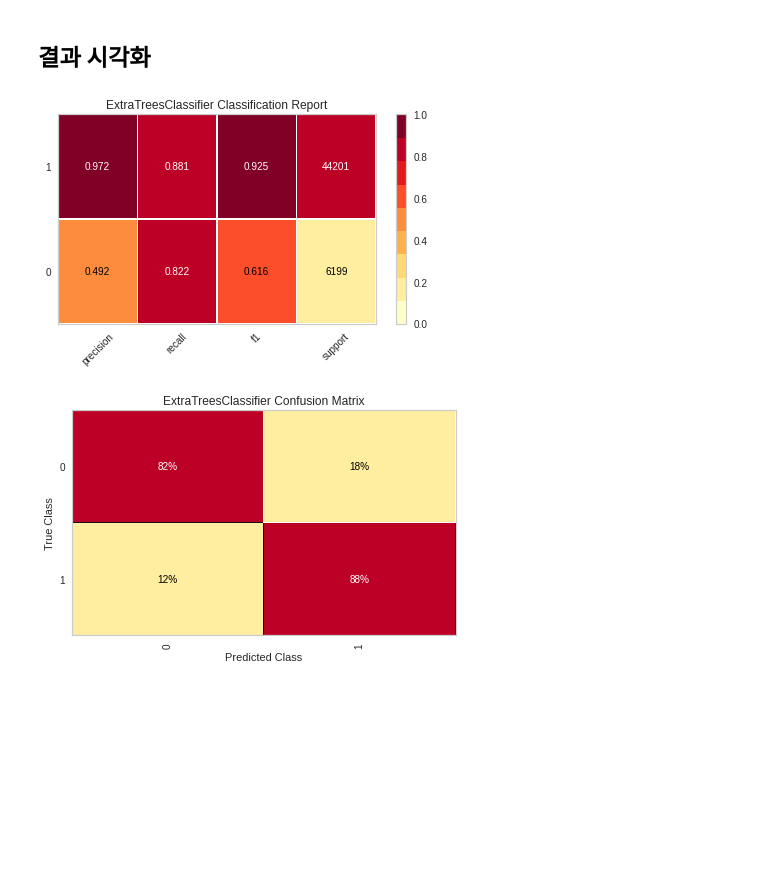
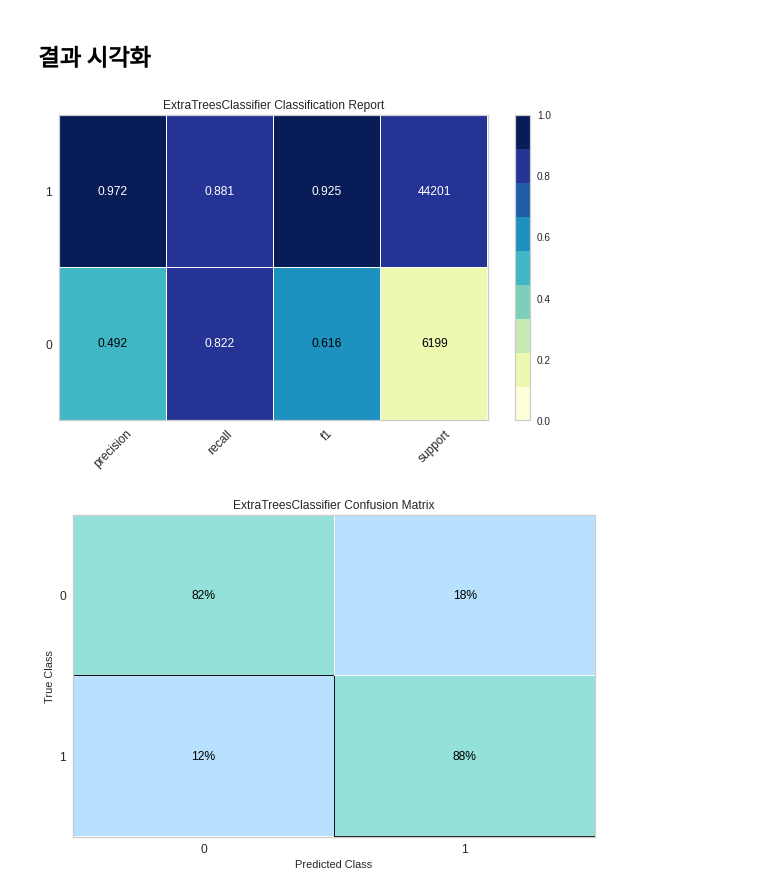
Before and after one commit to hwon-n/section6_project1, a Jupyter notebook: CP1.ipynb, the cells around one changed output. Drawn from its saved outputs; the diff is of its cells as text; code cells hidden in the pictures; blank space fills up the shorter version.

```diff
--- a/CP1.ipynb
+++ b/CP1.ipynb
@@ -617,7 +635,6 @@ final_pipe = make_pipeline(
         class_weight = 'balanced',
         max_features = 'sqrt',
         min_samples_split = 8,
-        warm_start = True,
         random_state = 42
     )
 )
@@ -666,17 +684,21 @@ from yellowbrick.model_selection import FeatureImportances
 # %%
-report = ClassificationReport(final_pipe, classes = [0, 1], support = True)
+report = ClassificationReport(final_pipe, classes = [0, 1], support = True, cmap = 'YlGnBu')
 report.fit(X_train, y_train)
 report.score(X_test, y_test)
 report.show();
 # %% [output]
-[figure, old version]
+[figure, new version]
 # %%
-cm = ConfusionMatrix(final_pipe, classes = [0, 1], percent = True)
+colors = ['#b8e1ff', '#93e1d8']
+
+cm = ConfusionMatrix(final_pipe, classes = [0, 1], percent = True, cmap=colors)
+set_palette('pastel')
 cm.fit(X_train, y_train)
 cm.score(X_test, y_test)
+cm.ax.set_xticklabels([0,1], rotation=0)
 cm.show();
 # %% [output]
-[figure, old version]
+[figure, new version]
 # %%
 feature = FeatureImportances(final_pipe)
 feature.fit(X_train, y_train)
```
Also changed, not shown: parts of 36 cells of this notebook.
